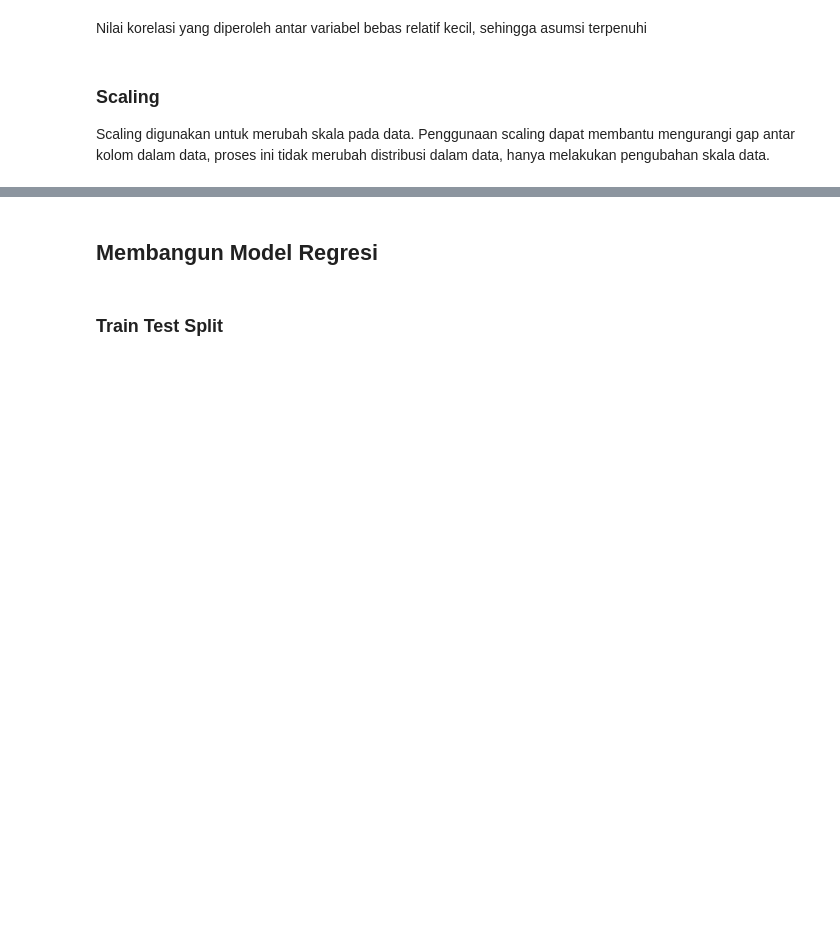
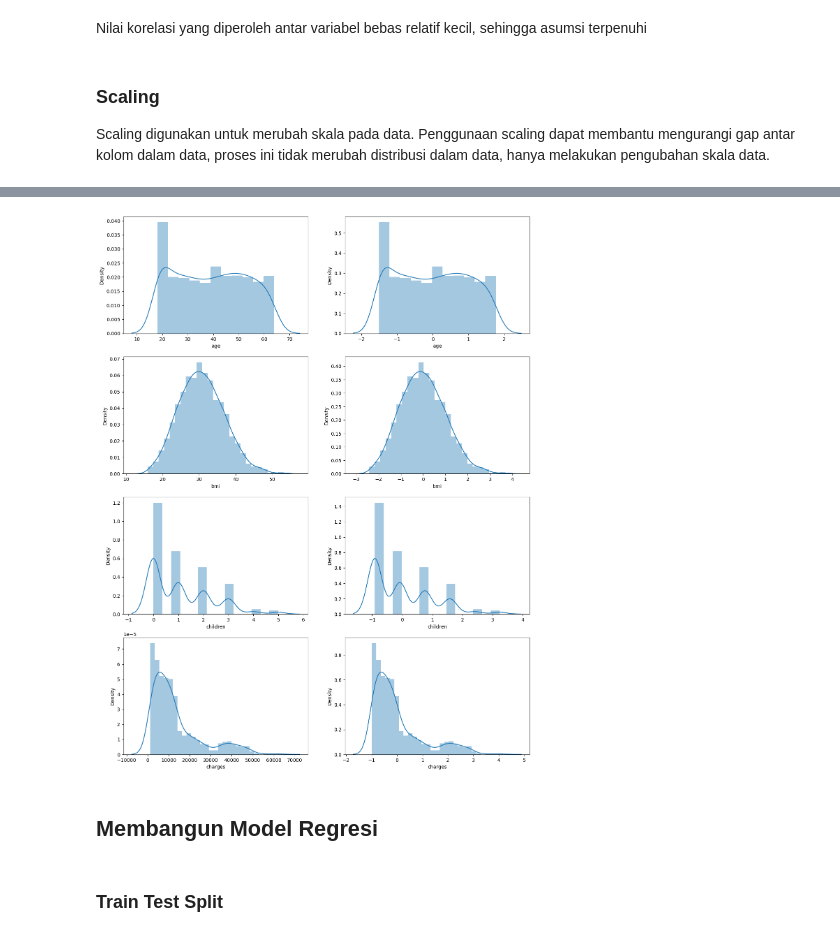
Before and after one commit to izamrosiawan/ss-code-semester-3, a Jupyter notebook: infrastruktur-dan-platform-untuk-sains-data/minggu-7/kel-7/M6_Regression_Analysis.ipynb, the cells around one changed output, grey strips where cells are left out. Saved outputs shown, nothing was run; the diff lists cells and outputs as text; code cells hidden in the pictures; blank space fills up the shorter version.

```diff
--- a/infrastruktur-dan-platform-untuk-sains-data/minggu-7/kel-7/M6_Regression_Analysis.ipynb
+++ b/infrastruktur-dan-platform-untuk-sains-data/minggu-7/kel-7/M6_Regression_Analysis.ipynb
@@ -242,5 +250,5 @@ Scaling digunakan untuk merubah skala pada data. Penggunaan scaling dapat memban
 # %%
 # Scale data
 scaler = StandardScaler()
-scaled_house_prices = scaler.fit_transform(house_prices)
+scaled_house_prices = pd.DataFrame(scaler.fit_transform(insurance), columns=insurance.columns)
 scaled_house_prices
@@ -247,4 +269,4 @@ scaled_house_prices
 # %%
 # Membuat dataframe dari hasil scalling
-scaled_house_prices = pd.DataFrame(scaled_house_prices, columns=house_prices.columns)
+scaled_house_prices = pd.DataFrame(scaled_house_prices, columns=insurance.columns)
 scaled_house_prices
@@ -251,16 +287,18 @@ scaled_house_prices
 # %%
 # Plot variabel sebelum dan sesudah scaling
 fig, axes = plt.subplots(4, 2, figsize=(15, 20))
 
-sns.distplot(house_prices["MSSubClass"], ax=axes[0, 0])
-sns.distplot(scaled_house_prices["MSSubClass"], ax=axes[0, 1])
-sns.distplot(house_prices["LotArea"], ax=axes[1, 0])
-sns.distplot(scaled_house_prices["LotArea"], ax=axes[1, 1])
-sns.distplot(house_prices["TotalBsmtSF"], ax=axes[2, 0])
-sns.distplot(scaled_house_prices["TotalBsmtSF"], ax=axes[2, 1])
-sns.distplot(house_prices["SalePrice"], ax=axes[3, 0])
-sns.distplot(scaled_house_prices["SalePrice"], ax=axes[3, 1])
+sns.distplot(insurance["age"], ax=axes[0, 0])
+sns.distplot(scaled_house_prices["age"], ax=axes[0, 1])
+sns.distplot(insurance["bmi"], ax=axes[1, 0])
+sns.distplot(scaled_house_prices["bmi"], ax=axes[1, 1])
+sns.distplot(insurance["children"], ax=axes[2, 0])
+sns.distplot(scaled_house_prices["children"], ax=axes[2, 1])
+sns.distplot(insurance["charges"], ax=axes[3, 0])
+sns.distplot(scaled_house_prices["charges"], ax=axes[3, 1])
 plt.show()
+# %% [output]
+[figure, added]
 # %% [markdown]
 ## Membangun Model Regresi
 # %% [markdown]
```
Also changed, not shown: parts of 34 cells of this notebook.
